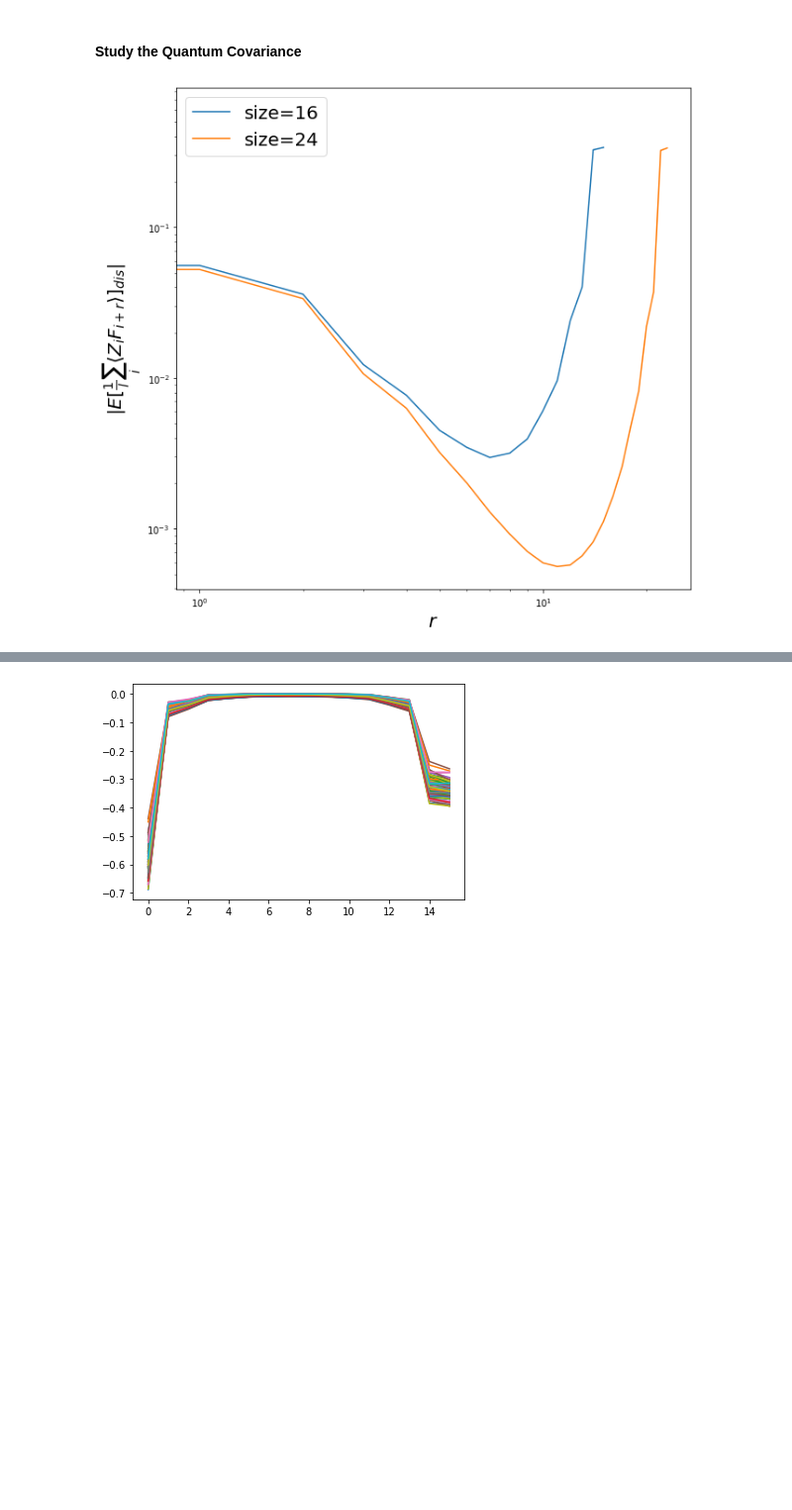
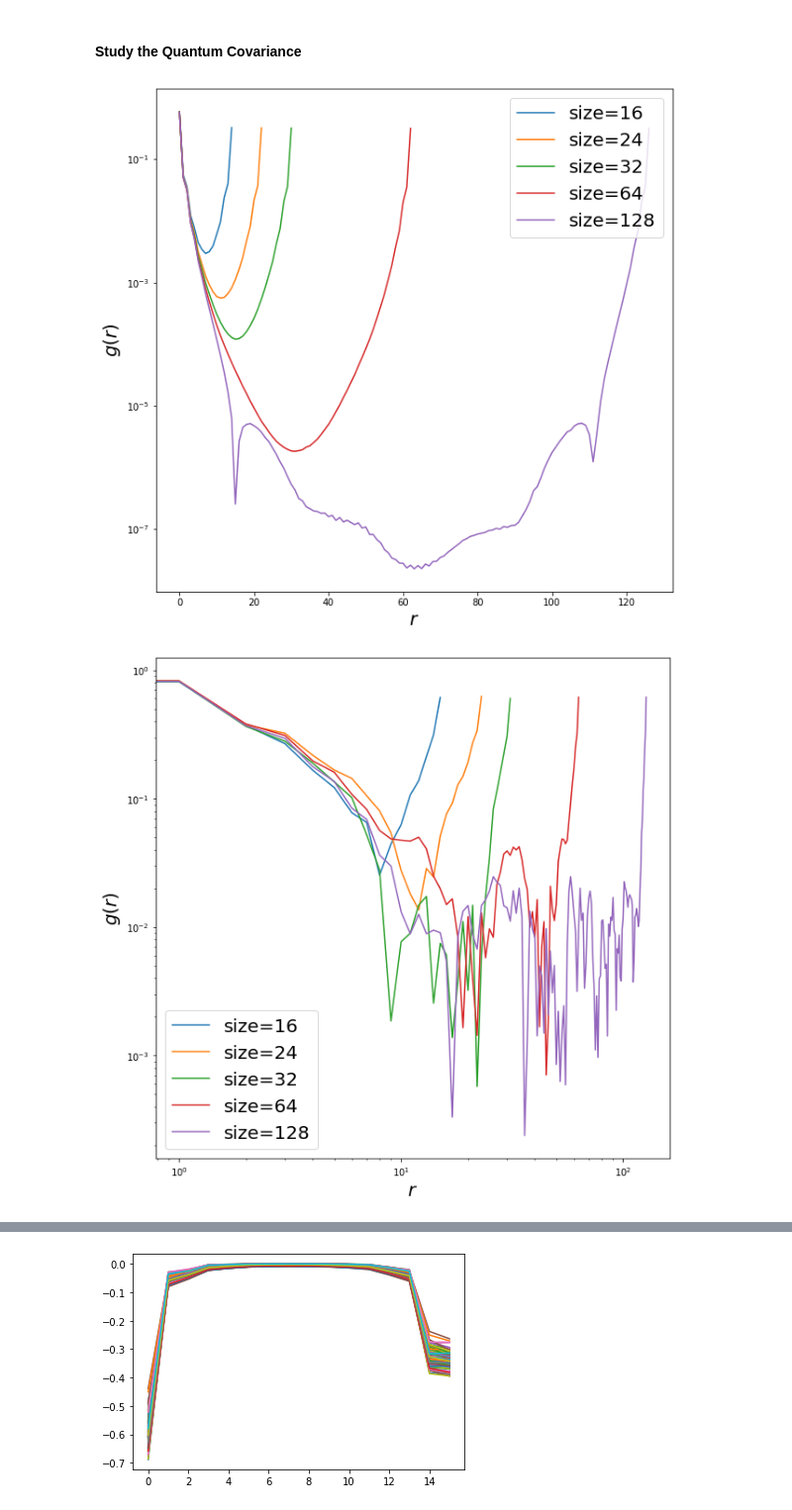
Before and after one commit to emacosta95/quantum_simulations_for_ising, a Jupyter notebook: CorrelationZXX.ipynb, the cells around one changed output, grey strips where cells are left out. Shown at 99% size. Saved outputs shown, nothing was run; the diff lists cells and outputs as text; code cells hidden in the pictures; blank space fills up the shorter version.

```diff
--- a/CorrelationZXX.ipynb
+++ b/CorrelationZXX.ipynb
@@ -8,13 +8,13 @@ import matplotlib.pyplot as plt
 # %% [markdown]
 #### Data
 # %%
-ls=[16,24]
-h_max=2.7
+ls=[16,24,32,64,128]
+h_max=5.44
 zf={}
 f={}
 z={}
 for l in ls:
-    data=np.load(f'data/input_output_map/input_output_1nn_{l}_l_{h_max}_h_100_n.npz')
+    data=np.load(f'data/input_output_map/input_output_2nn_{l}_l_{h_max}_h_100_n.npz')
     zf[l]=data['correlation']
     f[l]=data['density_F']
     z[l]=data['density']
@@ -29,20 +29,52 @@ for l in ls:
 
     idx=np.arange(l)
     c=np.zeros((f[l].shape[0],l,l))
-    for i in range(l):
-        c[:,i,:]=cov[:,idx,(idx+i)%l]
+    for i in range(l+1):
+        c[:,i%l,:]=cov[:,idx,(idx+i)%l]
 
     g[l]=np.average(c,axis=-1)
     #g[l]=np.average(g[l],axis=0)
+
+g_cl={}
+for l in ls:
+
+    df=f[l]-np.average(f[l],axis=0)[None,:]
+    dz=z[l]-np.average(z[l],axis=0)[None,:]
+
+    cov=np.average(df[:,None,:]*dz[:,:,None],axis=0)/(np.std(f[l],axis=0)[None,:,None]*np.std(z[l],axis=0)[None,None,:])
+
+    idx=np.arange(l)
+    c=np.zeros((f[l].shape[0],l,l))
+    for i in range(l+1):
+        c[:,i%l,:]=cov[:,idx,(idx+i)%l]
+
+    g_cl[l]=np.average(c,axis=-1)
+    #g[l]=np.average(g[l],axis=0)
 # %%
 plt.figure(figsize=(10,10))
 for l in ls:
-    plt.plot(np.abs(np.average(g[l],axis=0)),label=f'size={l}')
+    plt.plot(np.roll(np.abs(np.average(g[l],axis=0)),shift=1)[1:],label=f'size={l}')
 
-plt.ylabel(r'$|E[\frac{1}{l}\sum_i \langle Z_i F_{i+r} \rangle]_{dis}|$',fontsize=20)
+plt.ylabel(r'$g(r)$',fontsize=20)
+plt.xlabel(r'$r$',fontsize=20)
+plt.legend(fontsize=20)
+plt.semilogy()
+plt.show()
+
+plt.figure(figsize=(10,10))
+for l in ls:
+    plt.plot(np.roll(np.abs(np.average(g_cl[l],axis=0)),shift=1),label=f'size={l}')
+
+plt.ylabel(r'$g(r)$',fontsize=20)
 plt.xlabel(r'$r$',fontsize=20)
 plt.legend(fontsize=20)
 plt.loglog()
 plt.show()
+
+for l in ls:
+    plt.plot(np.roll(np.abs(np.average(g_cl[l],axis=0)),shift=0),label=f'size={l} cl')
+    plt.plot(np.roll(np.abs(np.average(g[l],axis=0)),shift=1),label=f'size={l} quantum')
+    plt.show()
 # %% [output]
-[figure, old version]
+[figure, new version]
+[figure, added]
```
Also changed, not shown: parts of 1 cell of this notebook, 6 other files.
